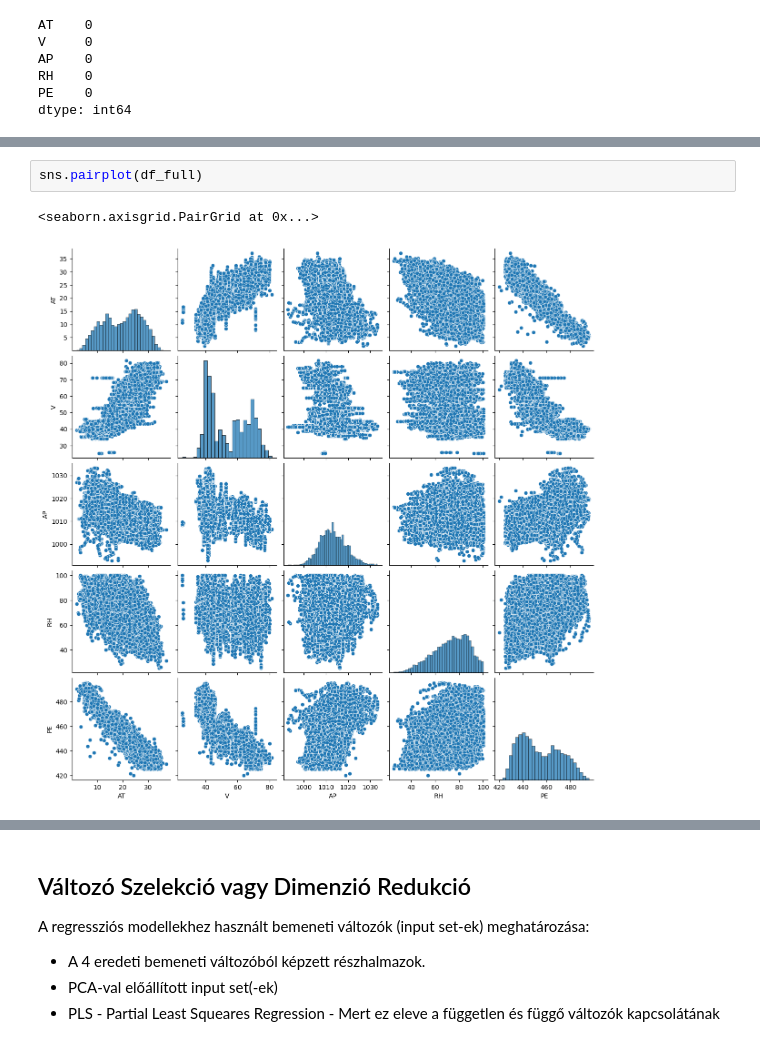
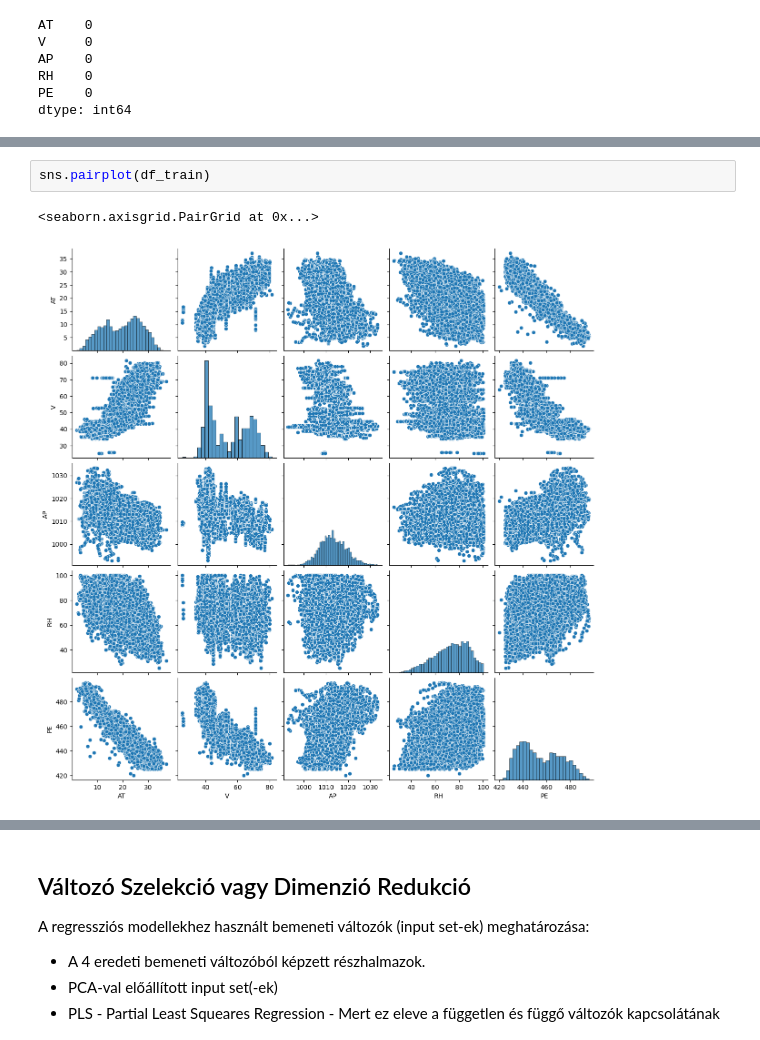
Before and after one commit to valkimarton/pannon-mi-beadando1, a Jupyter notebook: beadando1.ipynb, the cells around one changed output, grey strips where cells are left out. Drawn from its saved outputs; the diff is of its cells as text.

```diff
--- a/beadando1.ipynb
+++ b/beadando1.ipynb
@@ -78,6 +78,6 @@ for column in df_full.columns:
 [figure]
 # %%
-sns.pairplot(df_full)
+sns.pairplot(df_train)
 # %% [output]
 <seaborn.axisgrid.PairGrid at 0x...>
-[figure, old version]
+[figure, new version]
```
Also changed, not shown: parts of 16 cells of this notebook.
